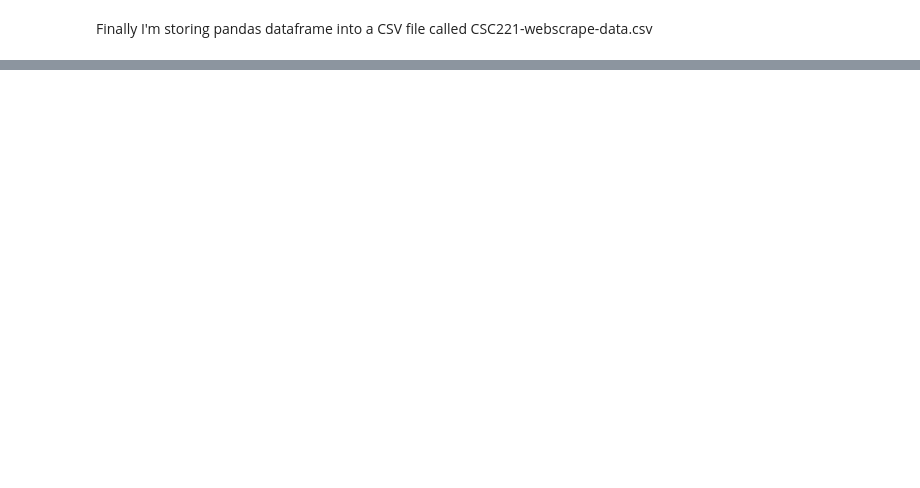
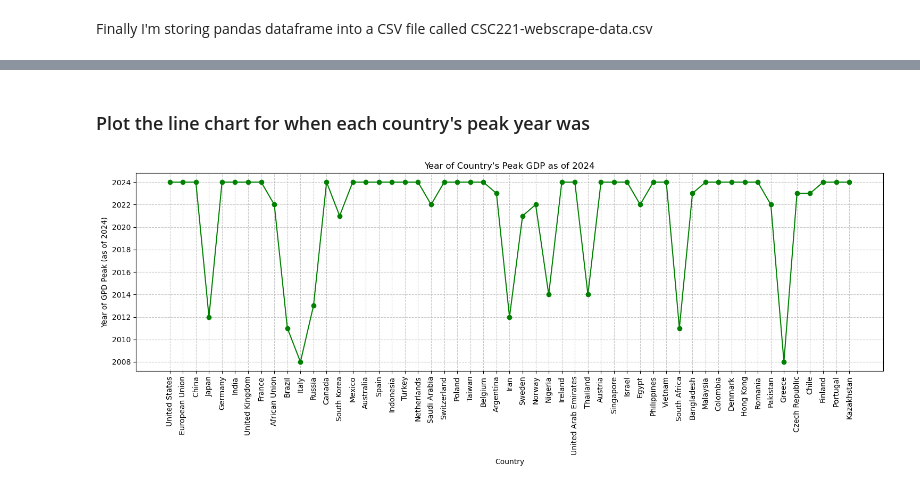
Before and after one commit to chris123668/CSC221-Chris123668-GroupProject, a Jupyter notebook: CSC221-Chris123668-GroupProject.ipynb, the cells around one changed output, grey strips where cells are left out. Drawn from its saved outputs; the diff is of its cells as text; code cells hidden in the pictures; blank space fills up the shorter version.

Commit message:
Updated with Graphing via MatPlotLib
Added code for plotting the .csv file data into two graphs.

```diff
--- a/CSC221-Chris123668-GroupProject.ipynb
+++ b/CSC221-Chris123668-GroupProject.ipynb
@@ -178,0 +192,2 @@ df.to_csv('CSC221-webscrape-data.csv', index=False)
+# %%
+df = pd.read_csv("CSC221-webscrape-data.csv")
@@ -178,0 +197,11 @@ df.to_csv('CSC221-webscrape-data.csv', index=False)
+# %%
+df.columns = ['Rank','Country','Value','Year']
+
+#Convert Value column to int and remove commas and spaces
+df['Value'] = df['Value'].replace({',':'',' ':''}, regex=True).astype(int)
+
+#Convert Year column to numeric
+df['Year'] = pd.to_numeric(df['Year'], errors='coerce')
+
+#Remove world total from df to remove it from Graphs
+df_filtered = df[df['Country'] != 'World']
@@ -178,0 +228,20 @@ df.to_csv('CSC221-webscrape-data.csv', index=False)
+# %% [markdown]
+###
+### Plot the line chart for when each country's peak year was
+# %%
+#Size of the graph
+plt.figure(figsize=(15,6))
+#set columns used for x and y axis, as well as line shape and marker shape
+plt.plot(df_filtered['Country'], df_filtered['Year'], marker='o', linestyle='-', color='green')
+#rotate x axis names for readability
+plt.xticks(rotation=90)
+#labels for graph title, x and y axis
+plt.ylabel('Year of GPD Peak (as of 2024)')
+plt.xlabel('Country')
+plt.title("Year of Country's Peak GDP as of 2024")
+#add gridlines to graph and show graph
+plt.grid(axis='both', linestyle='--', alpha=0.7)
+plt.tight_layout()
+plt.show()
+# %% [output]
+[figure, added]
```
Also changed, not shown: parts of 11 cells of this notebook.
